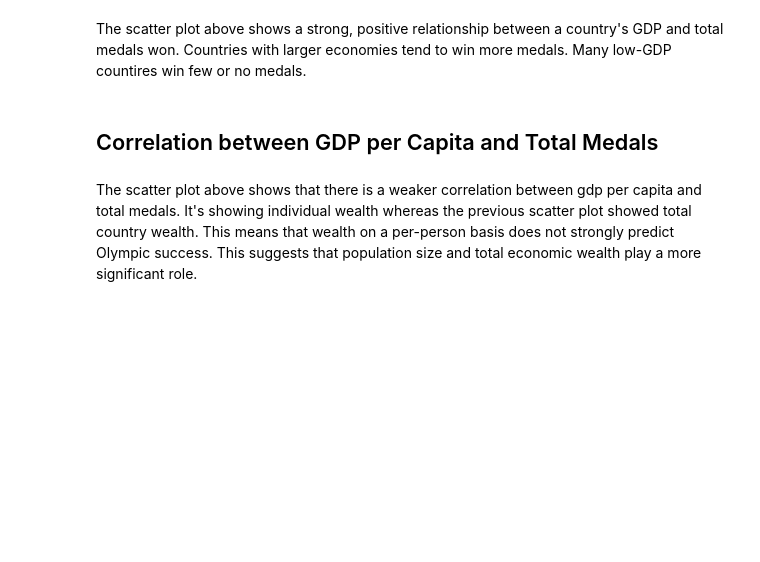
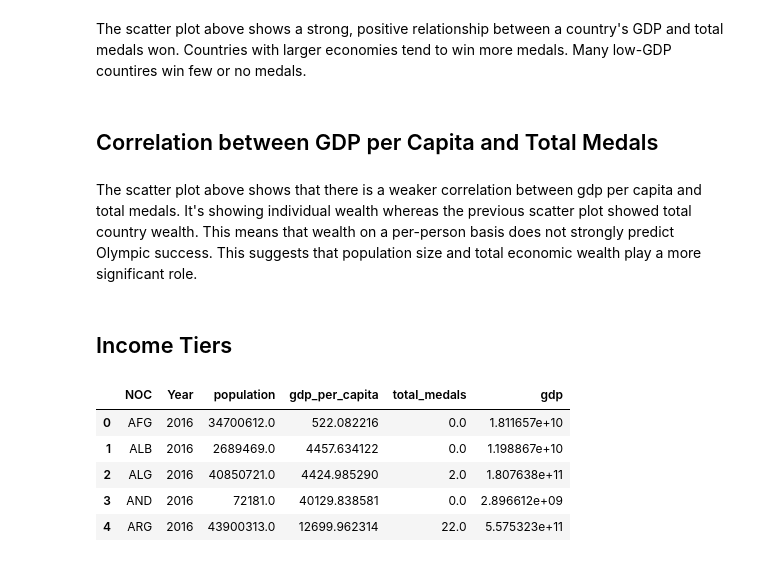
Before and after one commit to sapphiremoonchaser/olympics-data-analysis, a Jupyter notebook: examples/ex_2_do_wealthier_countries_win_more.ipynb, the cells around one changed output. Drawn from its saved outputs; the diff is of its cells as text; code cells hidden in the pictures; blank space fills up the shorter version.

```diff
--- a/examples/ex_2_do_wealthier_countries_win_more.ipynb
+++ b/examples/ex_2_do_wealthier_countries_win_more.ipynb
@@ -149,3 +149,22 @@ fig.update_xaxes(type='log')
 fig.show()
 # %% [markdown]
 The scatter plot above shows that there is a weaker correlation between gdp per capita and total medals. It's showing individual wealth whereas the previous scatter plot showed total country wealth. This means that wealth on a per-person basis does not strongly predict Olympic success. This suggests that population size and total economic wealth play a more significant role.
+# %% [markdown]
+## Income Tiers
+# %%
+# Collapse df_small to most recent year
+# Currently there is multiple rows for each country (1 for each year)
+df_latest = (
+    df_small.sort_values('Year')
+      .groupby('NOC', as_index=False)
+      .last()
+)
+
+df_latest.head()
+# %% [output]
+|  | NOC | Year | population | gdp_per_capita | total_medals | gdp |
+| 0 | AFG | 2016 | 34700612.0 | 522.082216 | 0.0 | 1.811657e+10 |
+| 1 | ALB | 2016 | 2689469.0 | 4457.634122 | 0.0 | 1.198867e+10 |
+| 2 | ALG | 2016 | 40850721.0 | 4424.985290 | 2.0 | 1.807638e+11 |
+| 3 | AND | 2016 | 72181.0 | 40129.838581 | 0.0 | 2.896612e+09 |
+| 4 | ARG | 2016 | 43900313.0 | 12699.962314 | 22.0 | 5.575323e+11 |
```
Also changed, not shown: parts of 10 cells of this notebook.
